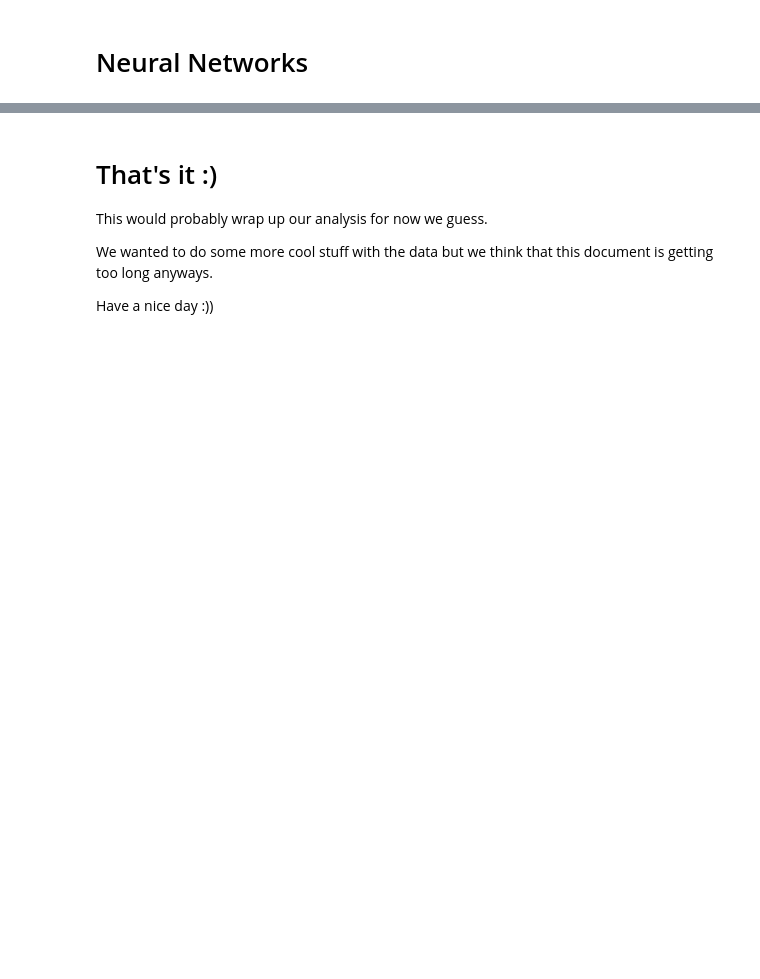
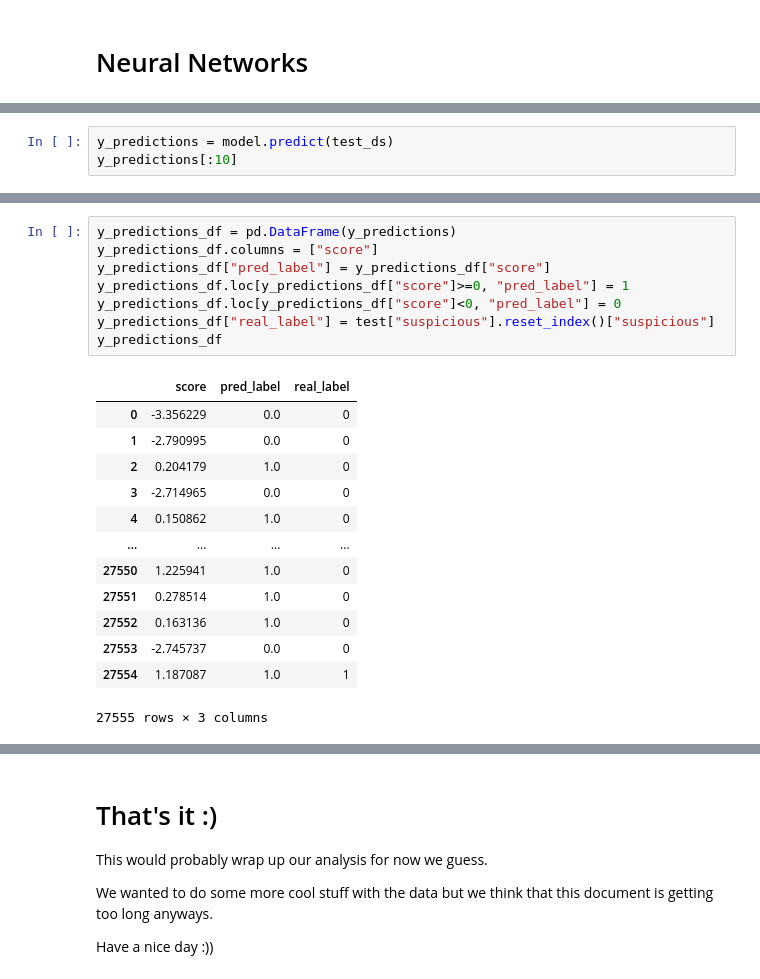
Before and after one commit to gkaczm/Snakey-snakes-emotions, a Jupyter notebook: notebooks/BiteHack_AI_PoC.ipynb, the cells around one changed output, grey strips where cells are left out. Saved outputs shown, nothing was run; the diff lists cells and outputs as text; blank space fills up the shorter version.

```diff
--- a/notebooks/BiteHack_AI_PoC.ipynb
+++ b/notebooks/BiteHack_AI_PoC.ipynb
@@ -564,0 +757,3 @@ prediction: 1
+# %%
+y_predictions = model.predict(test_ds)
+y_predictions[:10]
@@ -564,0 +771,22 @@ prediction: 1
+# %%
+y_predictions_df = pd.DataFrame(y_predictions)
+y_predictions_df.columns = ["score"]
+y_predictions_df["pred_label"] = y_predictions_df["score"]
+y_predictions_df.loc[y_predictions_df["score"]>=0, "pred_label"] = 1
+y_predictions_df.loc[y_predictions_df["score"]<0, "pred_label"] = 0
+y_predictions_df["real_label"] = test["suspicious"].reset_index()["suspicious"]
+y_predictions_df
+# %% [output]
+|  | score | pred_label | real_label |
+| 0 | -3.356229 | 0.0 | 0 |
+| 1 | -2.790995 | 0.0 | 0 |
+| 2 | 0.204179 | 1.0 | 0 |
+| 3 | -2.714965 | 0.0 | 0 |
+| 4 | 0.150862 | 1.0 | 0 |
+| ... | ... | ... | ... |
+| 27550 | 1.225941 | 1.0 | 0 |
+| 27551 | 0.278514 | 1.0 | 0 |
+| 27552 | 0.163136 | 1.0 | 0 |
+| 27553 | -2.745737 | 0.0 | 0 |
+| 27554 | 1.187087 | 1.0 | 1 |
+27555 rows × 3 columns
```
Also changed, not shown: parts of 60 cells of this notebook, 4 other files.
